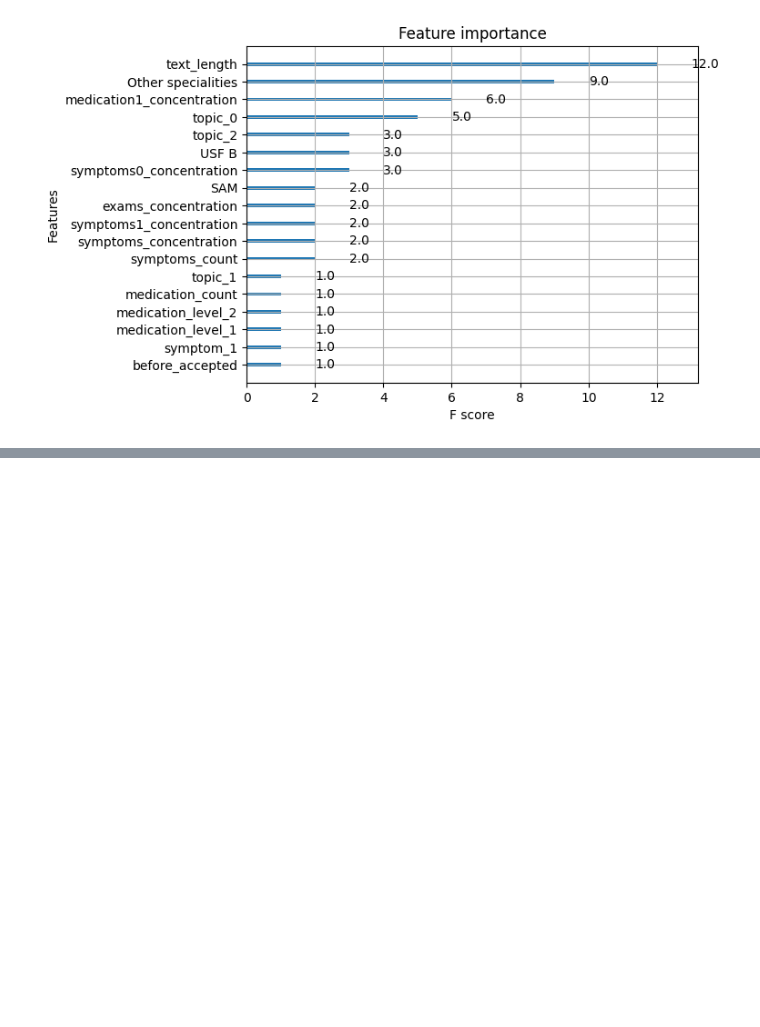
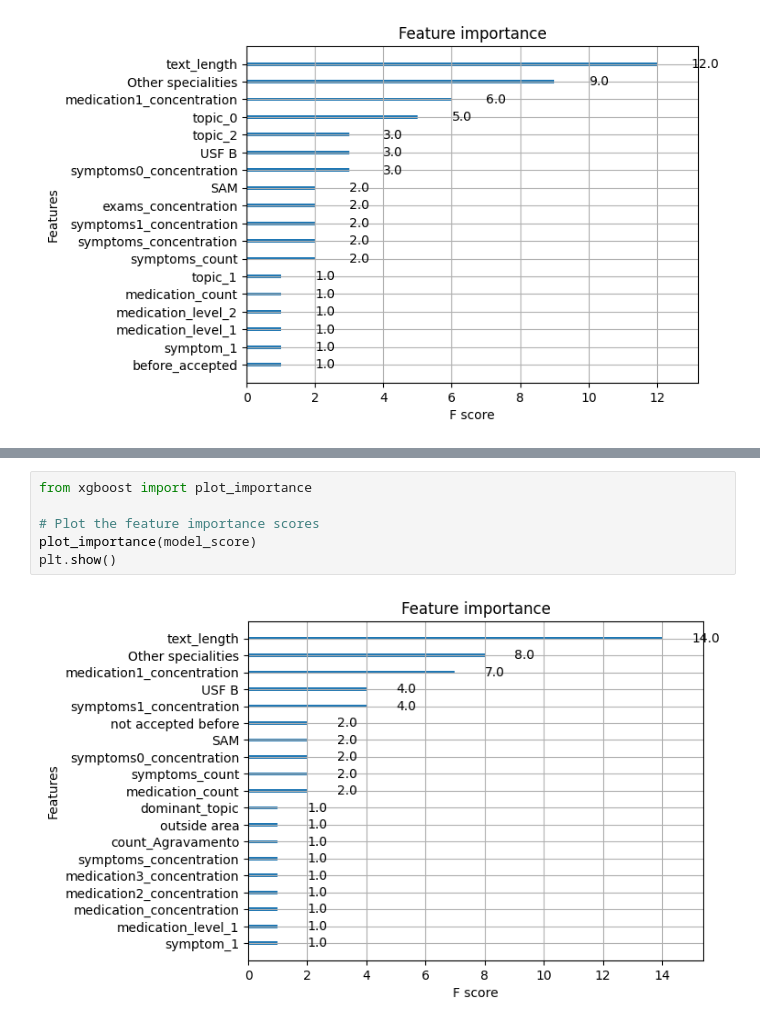
Before and after one commit to Data-Science-Knowledge-Center-Nova-SBE/PBL-HGO, a Jupyter notebook: LDA.ipynb, the cells around one changed output, grey strips where cells are left out. Drawn from its saved outputs; the diff is of its cells as text; blank space fills up the shorter version.

```diff
--- a/LDA.ipynb
+++ b/LDA.ipynb
@@ -659,0 +811,8 @@ plt.show()
+# %%
+from xgboost import plot_importance
+
+# Plot the feature importance scores
+plot_importance(model_score)
+plt.show()
+# %% [output]
+[figure, added]
```
Also changed, not shown: parts of 21 cells of this notebook, 1 other file.
